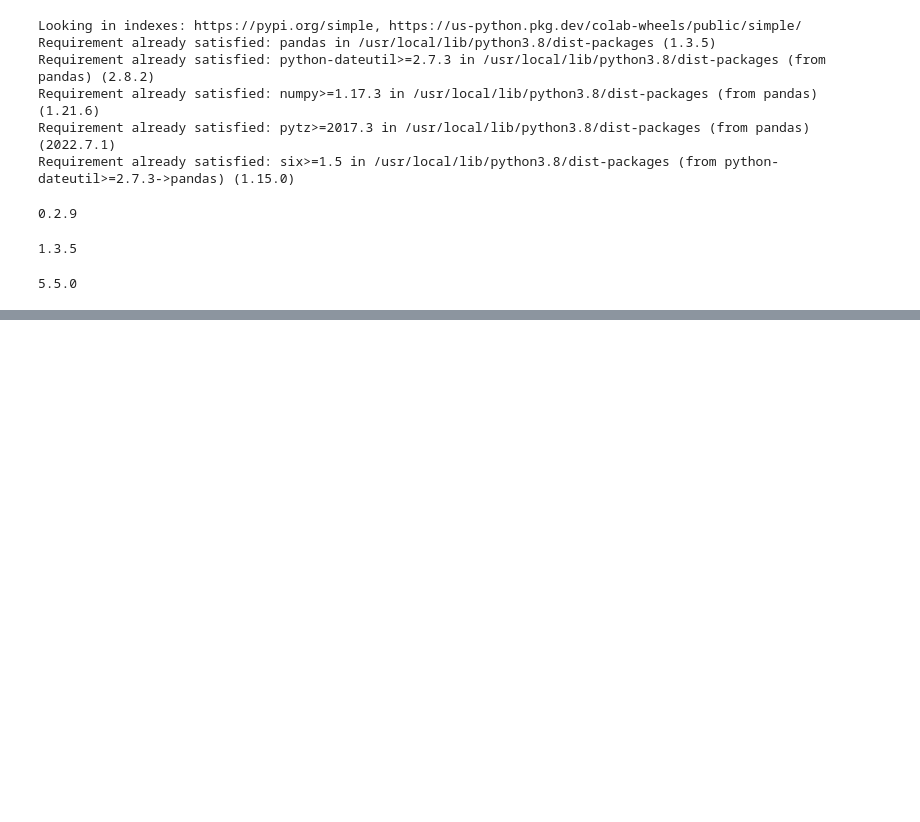
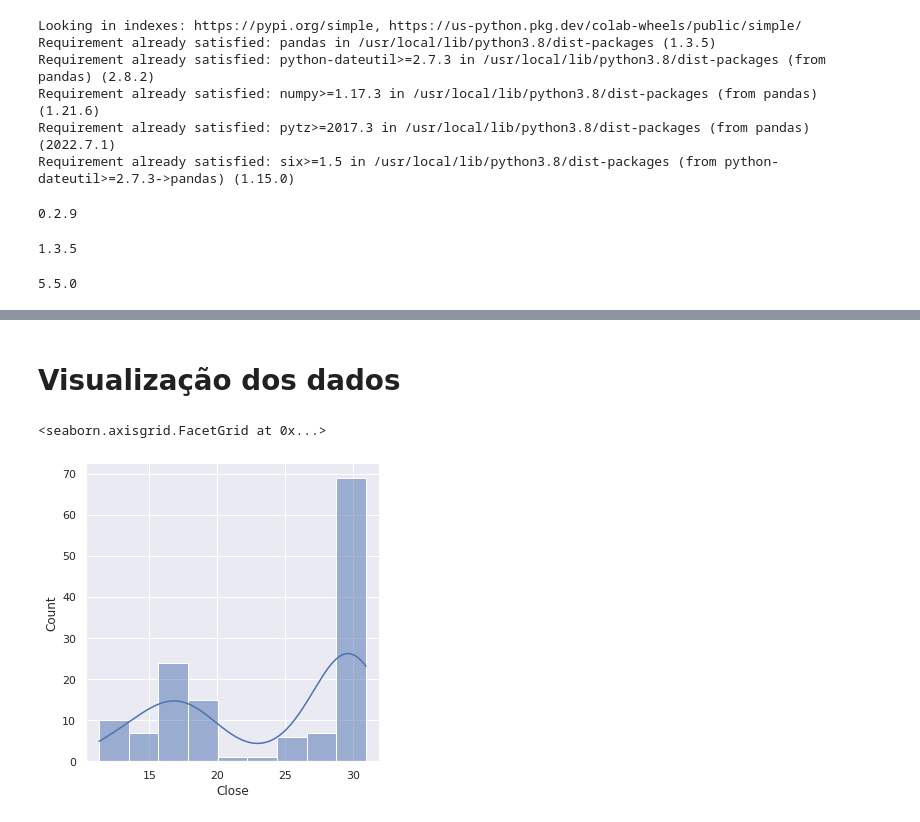
Before and after one commit to ANAFLAVIALR/curso_javascript, a Jupyter notebook: bigdata.ipynb, the cells around one changed output, grey strips where cells are left out. Drawn from its saved outputs; the diff is of its cells as text; code cells hidden in the pictures; blank space fills up the shorter version.

```diff
--- a/bigdata.ipynb
+++ b/bigdata.ipynb
@@ -76,0 +83,5 @@ print(ply.__version__)
+# %%
+df = yf.download('PETR4.SA',
+                  start='2019-11-01',
+                  end='2020-06-01',
+                  group_by='ticket')
@@ -76,0 +117,9 @@ print(ply.__version__)
+# %% [markdown]
+# Visualização dos dados
+# %%
+import seaborn as sns
+sns.set_theme(style = "darkgrid")
+sns.displot(df['Close'].dropna(),kde=True)
+# %% [output]
+<seaborn.axisgrid.FacetGrid at 0x...>
+[figure, added]
```
Also changed, not shown: parts of 7 cells of this notebook.
